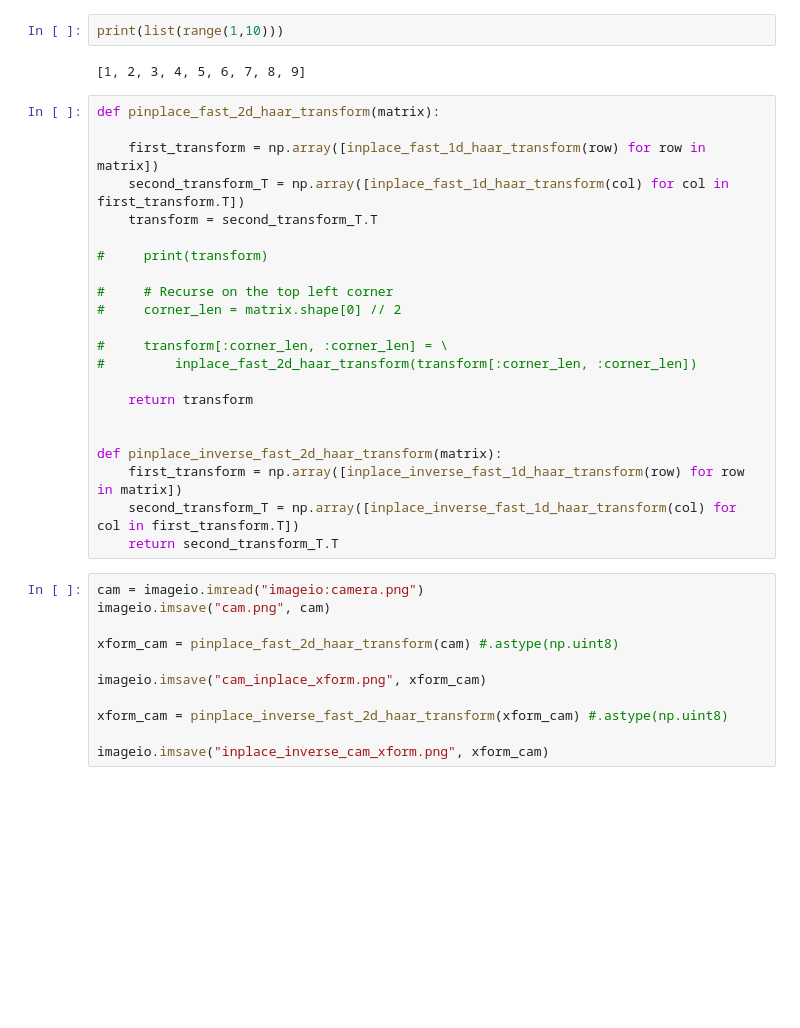
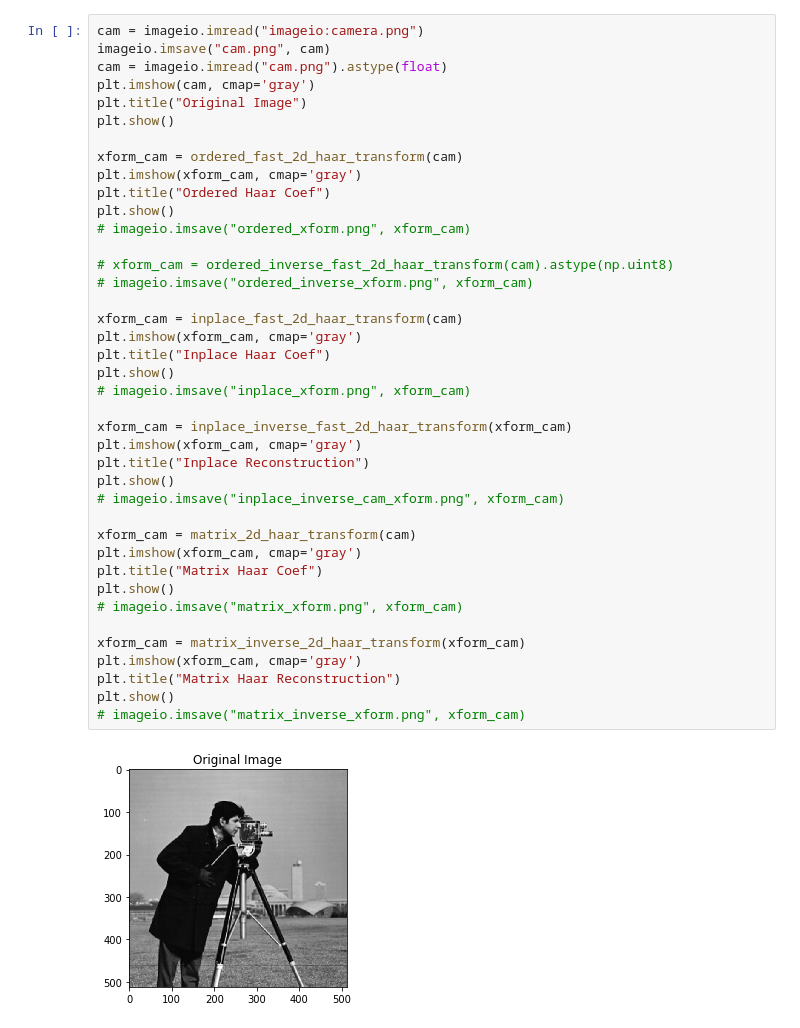
Before and after one commit to DDiPuma/FWT, a Jupyter notebook: Brendan_Workbook.ipynb, the cells around one changed output. Drawn from its saved outputs; the diff is of its cells as text; blank space fills up the shorter version.

```diff
--- a/Brendan_Workbook.ipynb
+++ b/Brendan_Workbook.ipynb
@@ -195,37 +8,42 @@ print(generate_haar_matrix(4))
-# %%
-print(list(range(1,10)))
-# %% [output]
-[1, 2, 3, 4, 5, 6, 7, 8, 9]
-# %%
-def pinplace_fast_2d_haar_transform(matrix):
-
-    first_transform = np.array([inplace_fast_1d_haar_transform(row) for row in matrix])
-    second_transform_T = np.array([inplace_fast_1d_haar_transform(col) for col in first_transform.T])
-    transform = second_transform_T.T
-
-#     print(transform)
-
-#     # Recurse on the top left corner
-#     corner_len = matrix.shape[0] // 2
-
-#     transform[:corner_len, :corner_len] = \
-#         inplace_fast_2d_haar_transform(transform[:corner_len, :corner_len])
-
-    return transform
-
-
-def pinplace_inverse_fast_2d_haar_transform(matrix):
-    first_transform = np.array([inplace_inverse_fast_1d_haar_transform(row) for row in matrix])
-    second_transform_T = np.array([inplace_inverse_fast_1d_haar_transform(col) for col in first_transform.T])
-    return second_transform_T.T
-# %%
-cam = imageio.imread("imageio:camera.png")
-imageio.imsave("cam.png", cam)
-
-xform_cam = pinplace_fast_2d_haar_transform(cam) #.astype(np.uint8)
-
-imageio.imsave("cam_inplace_xform.png", xform_cam)
-
-xform_cam = pinplace_inverse_fast_2d_haar_transform(xform_cam) #.astype(np.uint8)
-
-imageio.imsave("inplace_inverse_cam_xform.png", xform_cam)
+# %%
+cam = imageio.imread("imageio:camera.png")
+imageio.imsave("cam.png", cam)
+cam = imageio.imread("cam.png").astype(float)
+plt.imshow(cam, cmap='gray')
+plt.title("Original Image")
+plt.show()
+
+xform_cam = ordered_fast_2d_haar_transform(cam)
+plt.imshow(xform_cam, cmap='gray')
+plt.title("Ordered Haar Coef")
+plt.show()
+# imageio.imsave("ordered_xform.png", xform_cam)
+
+# xform_cam = ordered_inverse_fast_2d_haar_transform(cam).astype(np.uint8)
+# imageio.imsave("ordered_inverse_xform.png", xform_cam)
+
+xform_cam = inplace_fast_2d_haar_transform(cam)
+plt.imshow(xform_cam, cmap='gray')
+plt.title("Inplace Haar Coef")
+plt.show()
+# imageio.imsave("inplace_xform.png", xform_cam)
+
+xform_cam = inplace_inverse_fast_2d_haar_transform(xform_cam)
+plt.imshow(xform_cam, cmap='gray')
+plt.title("Inplace Reconstruction")
+plt.show()
+# imageio.imsave("inplace_inverse_cam_xform.png", xform_cam)
+
+xform_cam = matrix_2d_haar_transform(cam)
+plt.imshow(xform_cam, cmap='gray')
+plt.title("Matrix Haar Coef")
+plt.show()
+# imageio.imsave("matrix_xform.png", xform_cam)
+
+xform_cam = matrix_inverse_2d_haar_transform(xform_cam)
+plt.imshow(xform_cam, cmap='gray')
+plt.title("Matrix Haar Reconstruction")
+plt.show()
+# imageio.imsave("matrix_inverse_xform.png", xform_cam)
+# %% [output]
+[figure, added]
```
Also changed, not shown: parts of 15 cells of this notebook.
